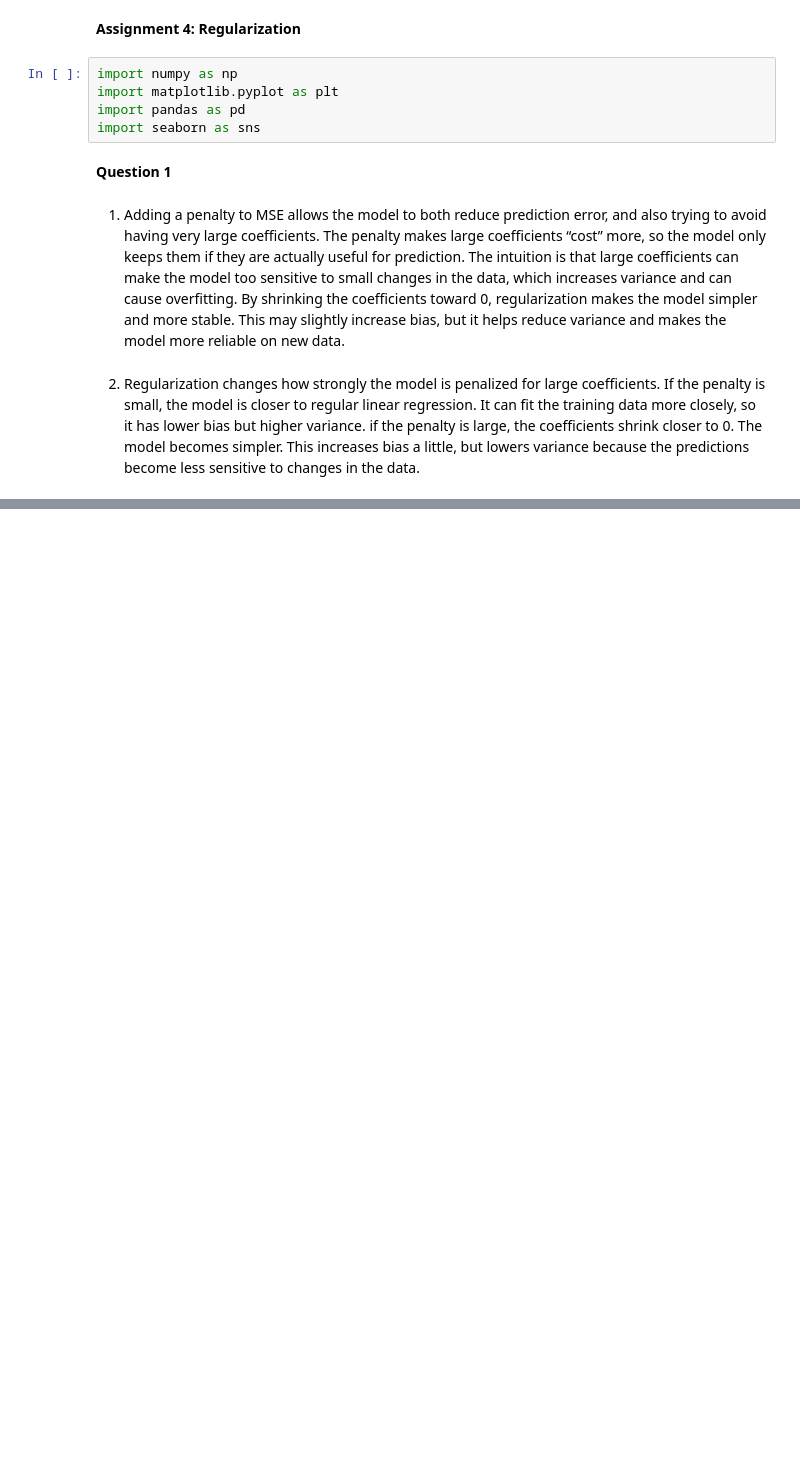
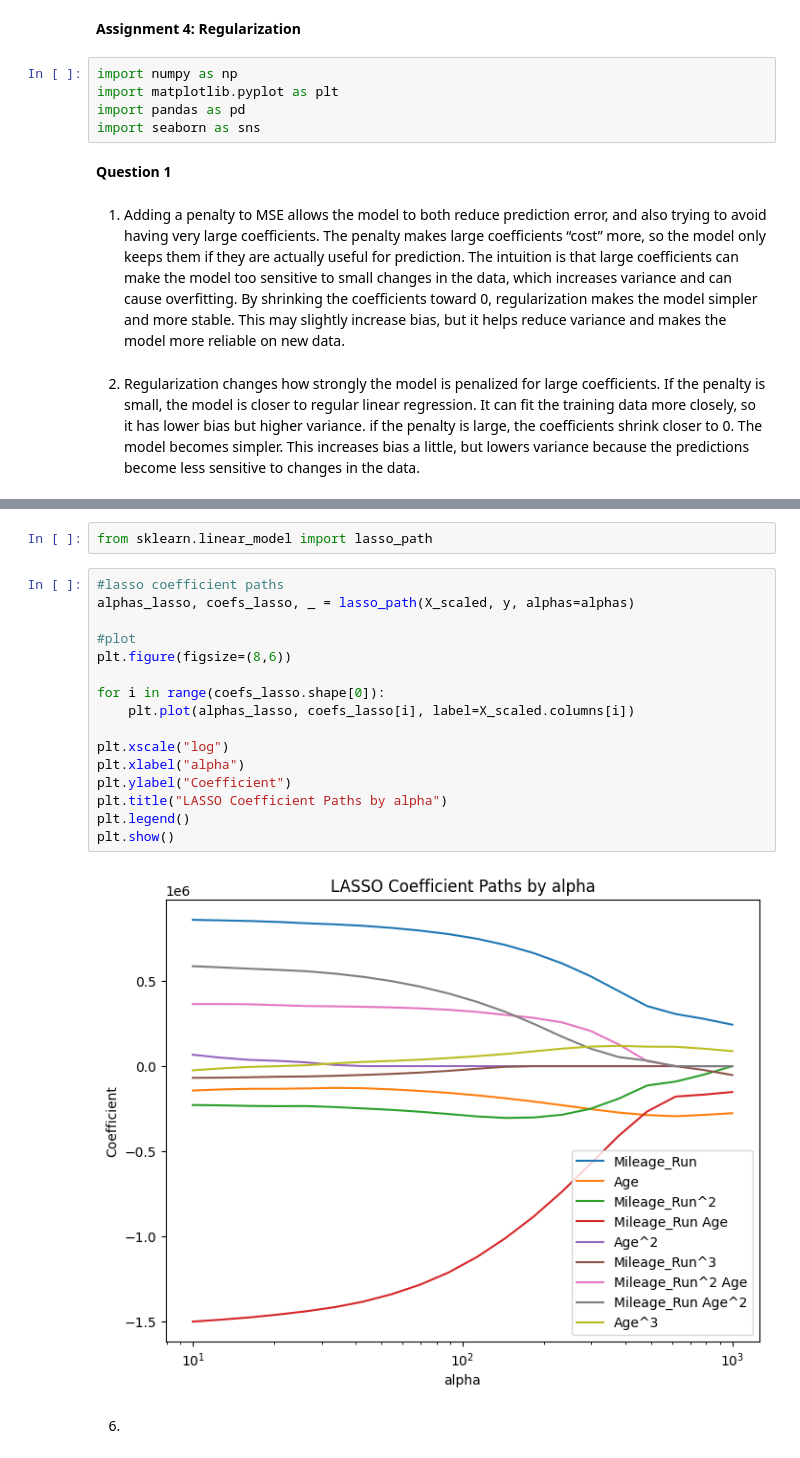
Before and after one commit to an9o/DS3021_Assignments, a Jupyter notebook: Assignment_4/Answers.ipynb, the cells around one changed output, grey strips where cells are left out. Drawn from its saved outputs; the diff is of its cells as text; blank space fills up the shorter version.

```diff
--- a/Assignment_4/Answers.ipynb
+++ b/Assignment_4/Answers.ipynb
@@ -15,0 +131,22 @@ import seaborn as sns
+# %%
+from sklearn.linear_model import lasso_path
+# %%
+#lasso coefficient paths
+alphas_lasso, coefs_lasso, _ = lasso_path(X_scaled, y, alphas=alphas)
+
+#plot
+plt.figure(figsize=(8,6))
+
+for i in range(coefs_lasso.shape[0]):
+    plt.plot(alphas_lasso, coefs_lasso[i], label=X_scaled.columns[i])
+
+plt.xscale("log")
+plt.xlabel("alpha")
+plt.ylabel("Coefficient")
+plt.title("LASSO Coefficient Paths by alpha")
+plt.legend()
+plt.show()
+# %% [output]
+[figure, added]
+# %% [markdown]
+6.
```
Also changed, not shown: parts of 22 cells of this notebook, 1 other file.
